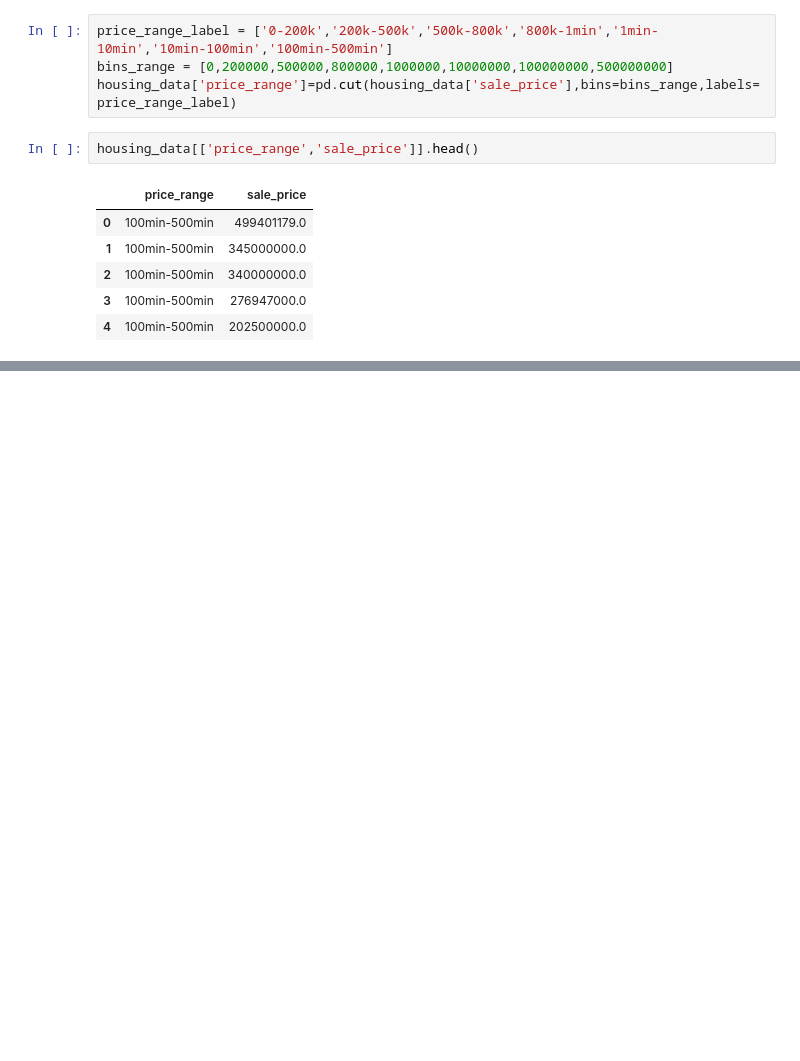
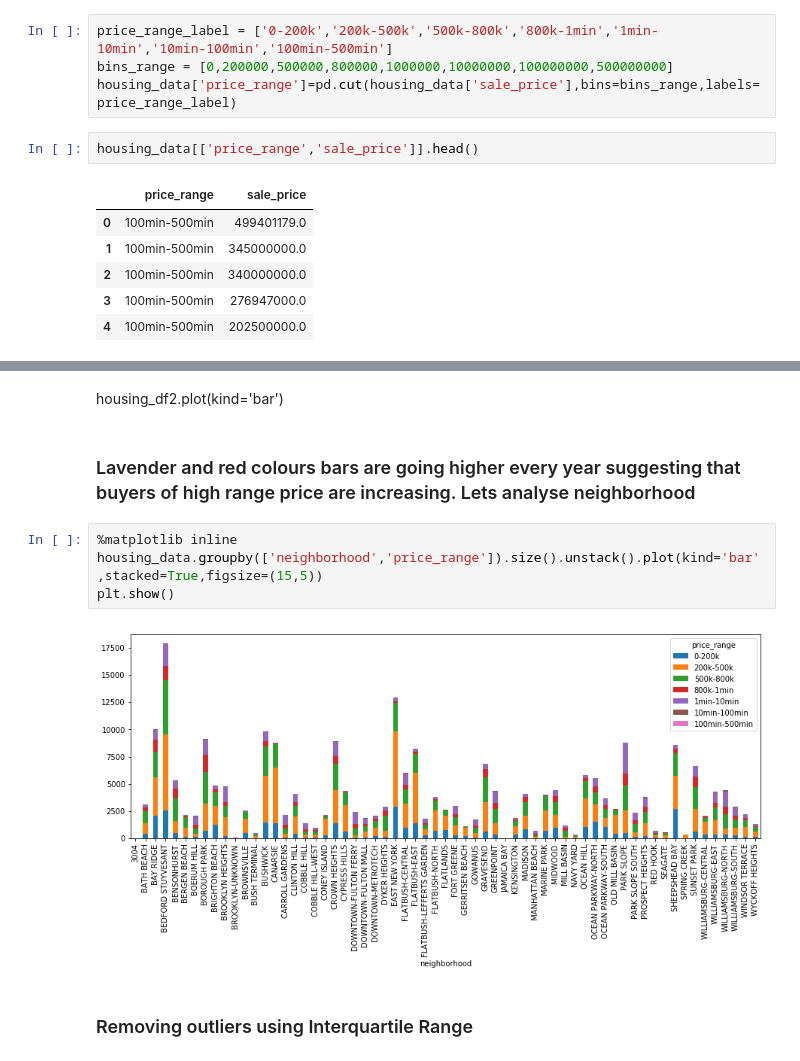
Before and after one commit to deeptirajput/testRepo, a Jupyter notebook: Booklyn_houses.ipynb, the cells around one changed output, grey strips where cells are left out. Saved outputs shown, nothing was run; the diff lists cells and outputs as text; blank space fills up the shorter version.

```diff
--- a/Booklyn_houses.ipynb
+++ b/Booklyn_houses.ipynb
@@ -165,0 +238,12 @@ KeyboardInterrupt:
+# %% [markdown]
+housing_df2.plot(kind='bar')
+# %% [markdown]
+### Lavender and red colours bars are going higher every year suggesting that buyers of high range price are increasing. Lets analyse neighborhood
+# %%
+%matplotlib inline
+housing_data.groupby(['neighborhood','price_range']).size().unstack().plot(kind='bar',stacked=True,figsize=(15,5))
+plt.show()
+# %% [output]
+[figure, added]
+# %% [markdown]
+### Removing outliers using Interquartile Range
```
Also changed, not shown: parts of 50 cells of this notebook.
